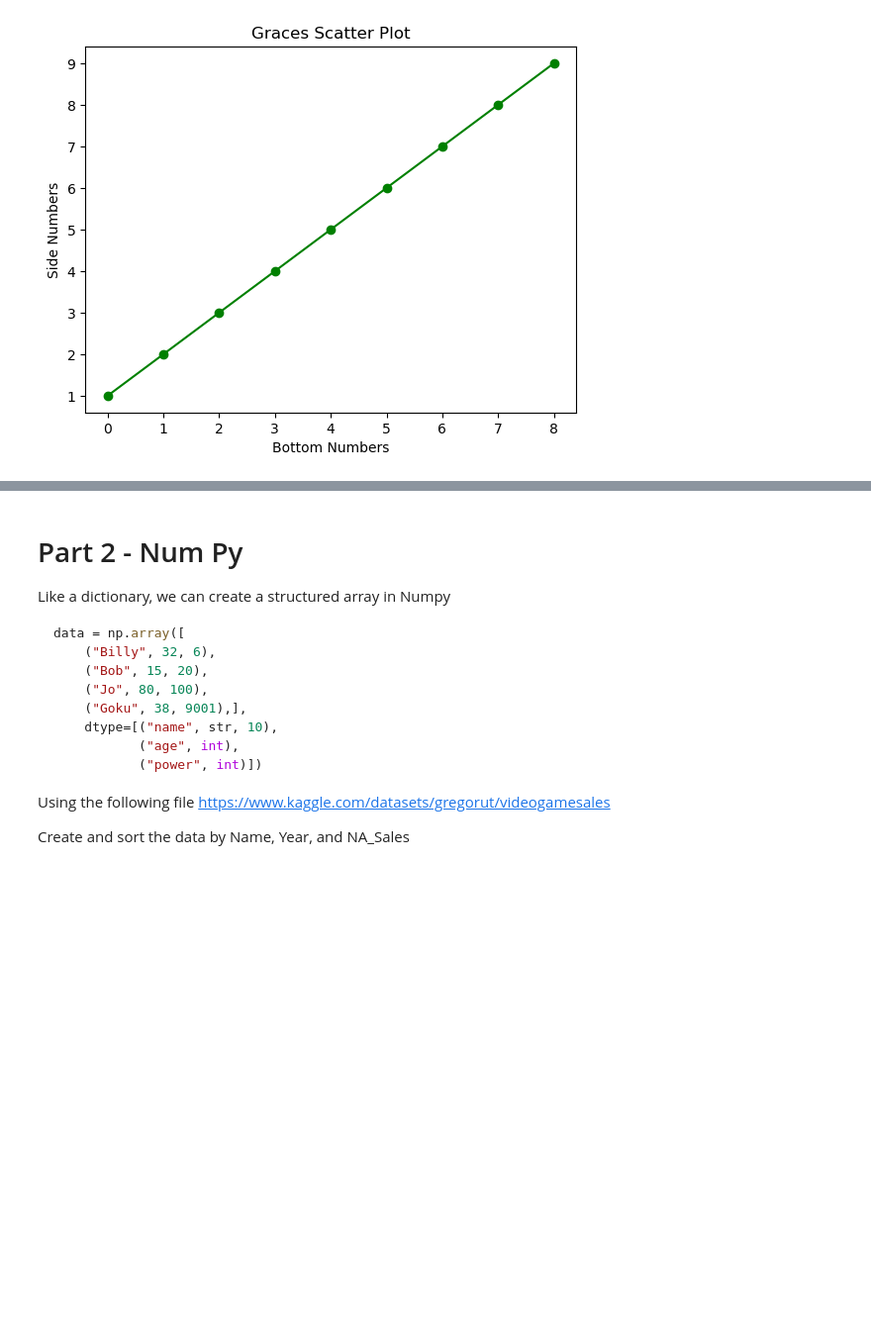
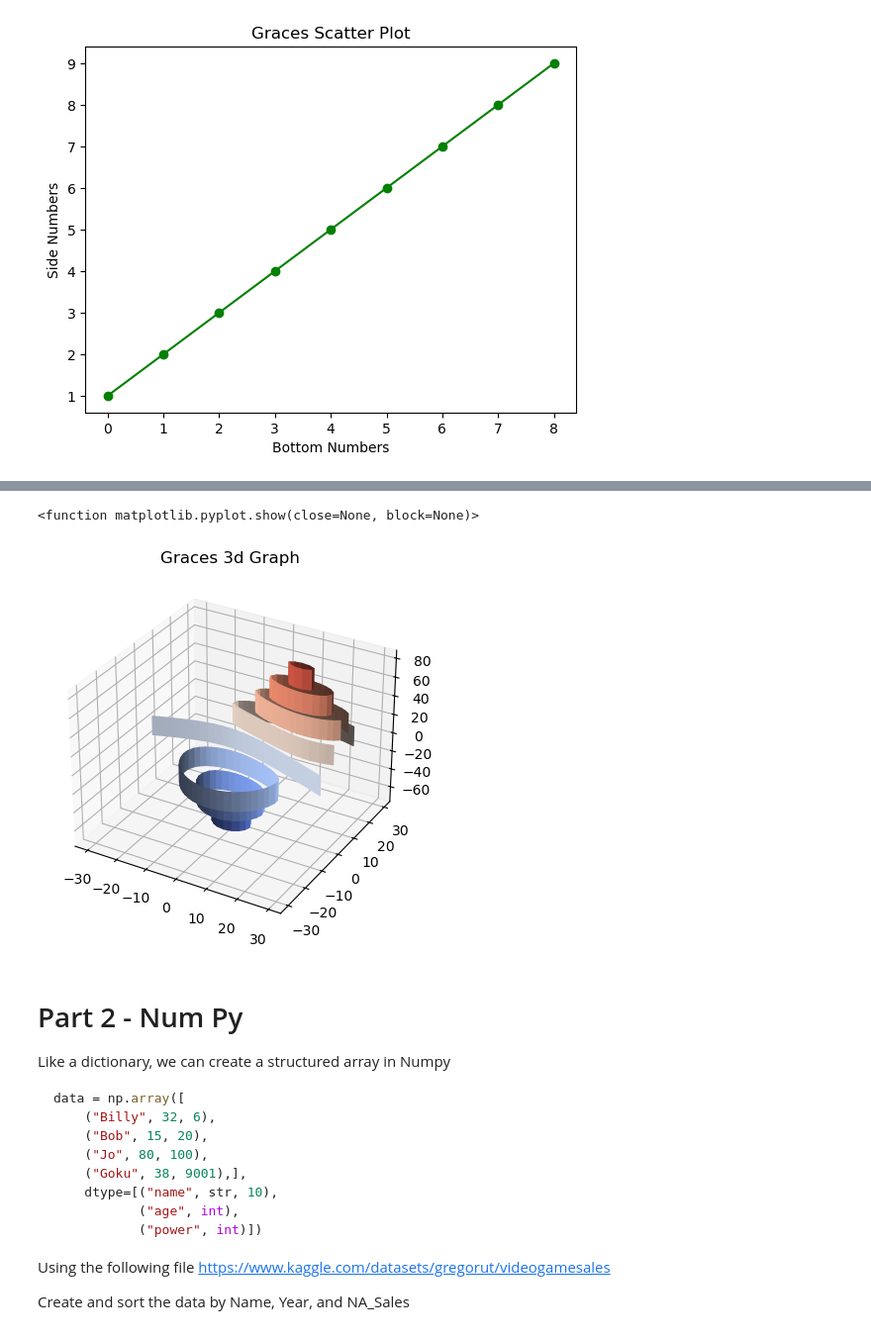
Before and after one commit to ETE4990-S25/homeworkfolder-grakeidile, a Jupyter notebook: Homework/Homework05- MatPlot_NumPy.ipynb, the cells around one changed output, grey strips where cells are left out. Shown at 99% size. Saved outputs shown, nothing was run; the diff lists cells and outputs as text; code cells hidden in the pictures; blank space fills up the shorter version.

```diff
--- a/Homework/Homework05- MatPlot_NumPy.ipynb
+++ b/Homework/Homework05- MatPlot_NumPy.ipynb
@@ -46,5 +64,17 @@ plt.tick_params(axis='both')
 # %%
 # 3d Plot - Bar Plot
+from matplotlib import cm
+from mpl_toolkits.mplot3d import axes3d
+
+ax = plt.figure().add_subplot(projection='3d')
+X,Y,Z = axes3d.get_test_data(0.05)
+ax.contour(X,Y,Z, extend3d=True, cmap=cm.coolwarm)
+
+plt.title('Graces 3d Graph')
+plt.show
+# %% [output]
+<function matplotlib.pyplot.show(close=None, block=None)>
+[figure, added]
 # %% [markdown]
 # Part 2 - Num Py
 Like a dictionary, we can create a structured array in Numpy
```
Also changed, not shown: parts of 2 cells of this notebook.
